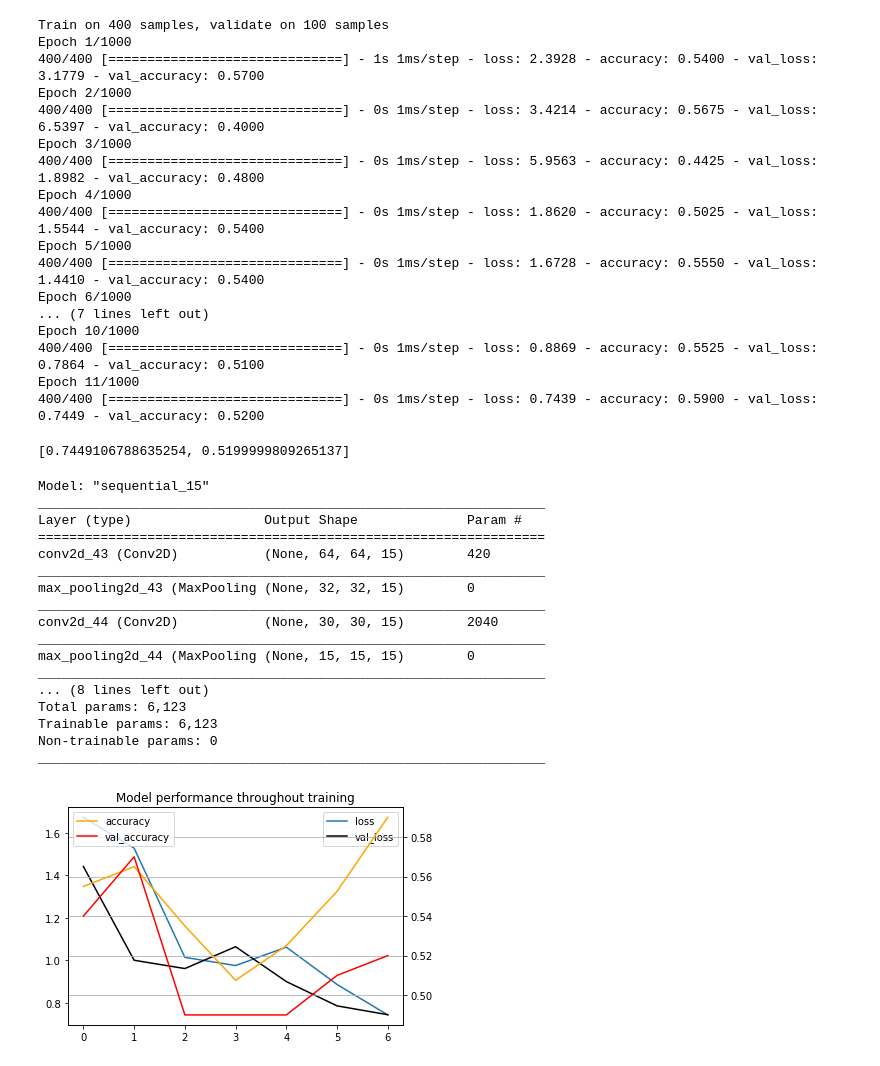
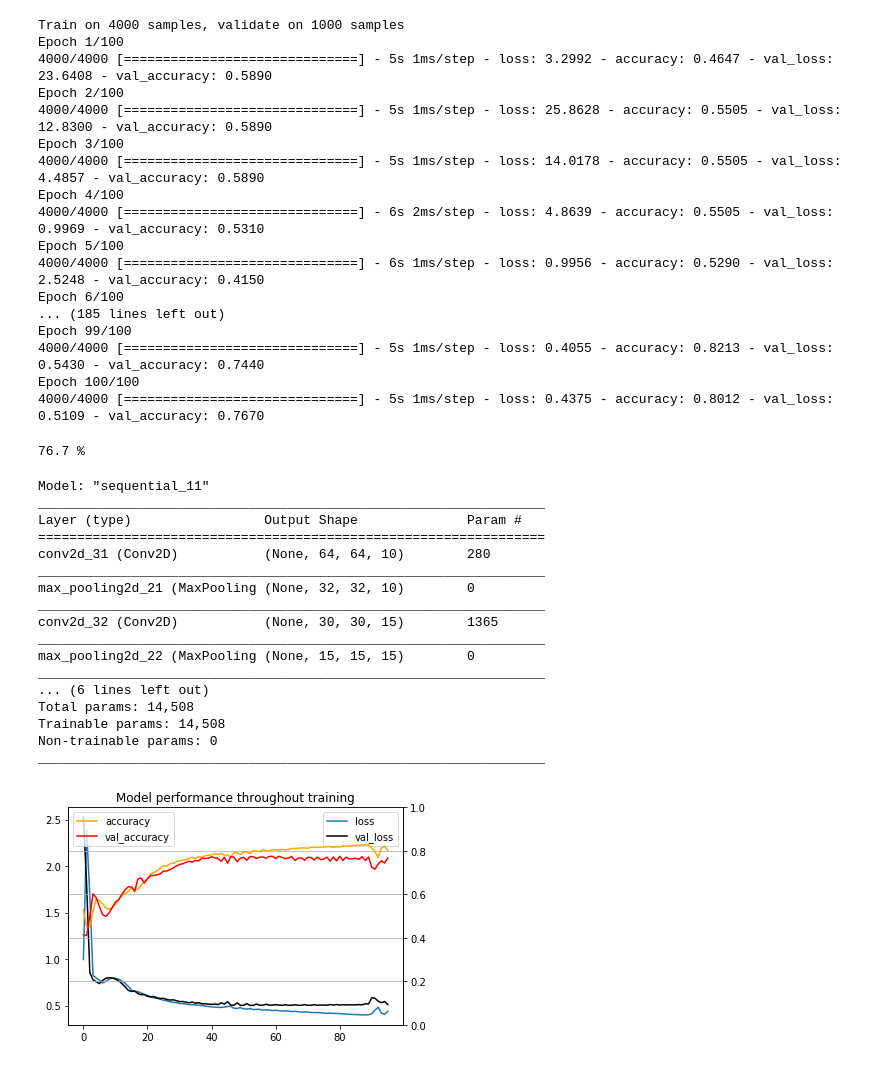
Before and after one commit to laurent-33/Vision-04-zoo, a Jupyter notebook: 05_galaxy_nn_model.ipynb, the cells around one changed output. Drawn from its saved outputs; the diff is of its cells as text; code cells hidden in the pictures.

```diff
--- a/05_galaxy_nn_model.ipynb
+++ b/05_galaxy_nn_model.ipynb
@@ -18,7 +24,7 @@ from tensorflow.keras.optimizers import SGD, Adam, Adamax
 # %%
 def scan_size(path_im):
     images = {}
-    for path in path_im[:500]:
+    for path in path_im[:5000]:
         # récupération nom de l'image
         im_name = os.path.basename(path)
 
@@ -96,92 +114,89 @@ output_number =  3
 # %%
 model2 = Sequential()
-model2.add(Conv2D(15, kernel_size=(3, 3), activation='relu', input_shape=(66,66,3)))
+model2.add(Conv2D(10, kernel_size=(3, 3), activation='relu', input_shape=(66,66,3)))
 model2.add(MaxPooling2D(2, 2))
-model2.add(Conv2D(15, kernel_size=(3, 3), activation='relu', input_shape=(66,66,3)))
+model2.add(Conv2D(15, kernel_size=(3, 3), activation='relu'))
 model2.add(MaxPooling2D(2, 2))
-model2.add(Conv2D(15, kernel_size=(3, 3), activation='relu', input_shape=(66,66,3)))
-model2.add(MaxPooling2D(2, 2))
+model2.add(Conv2D(20, kernel_size=(3, 3), activation='relu'))
 model2.add(Flatten())
 model2.add(Dense(3, activation='softmax'))
 
-callbacks = [EarlyStopping(monitor='val_accuracy', patience=10)]
-
 loss = 'categorical_crossentropy'
-LEARNING_RATE = 0.005
-EPOCHS = 1000
+LEARNING_RATE = 0.003
+EPOCHS = 100
 
 model2.compile(loss=loss,
-               optimizer=Adamax(lr=LEARNING_RATE), # SGD(lr=LEARNING_RATE)
+               optimizer=Adam(lr=LEARNING_RATE), # SGD(lr=LEARNING_RATE)
                metrics=['accuracy'])
 
 history = model2.fit(X_train,
                      Y_train,
                      epochs=EPOCHS,
                      validation_data=(x_val, y_val),
-                     batch_size=X_train.shape[0],
-                     callbacks=callbacks)
+                     batch_size=X_train.shape[0])
 # %% [output]
-Train on 400 samples, validate on 100 samples
-Epoch 1/1000
-400/400 [==============================] - 1s 1ms/step - loss: 2.3928 - accuracy: 0.5400 - val_loss: 3.1779 - val_accuracy: 0.5700
-Epoch 2/1000
-400/400 [==============================] - 0s 1ms/step - loss: 3.4214 - accuracy: 0.5675 - val_loss: 6.5397 - val_accuracy: 0.4000
-Epoch 3/1000
-400/400 [==============================] - 0s 1ms/step - loss: 5.9563 - accuracy: 0.4425 - val_loss: 1.8982 - val_accuracy: 0.4800
-Epoch 4/1000
-400/400 [==============================] - 0s 1ms/step - loss: 1.8620 - accuracy: 0.5025 - val_loss: 1.5544 - val_accuracy: 0.5400
-Epoch 5/1000
-400/400 [==============================] - 0s 1ms/step - loss: 1.6728 - accuracy: 0.5550 - val_loss: 1.4410 - val_accuracy: 0.5400
-Epoch 6/1000
-... (7 lines left out)
-Epoch 10/1000
-400/400 [==============================] - 0s 1ms/step - loss: 0.8869 - accuracy: 0.5525 - val_loss: 0.7864 - val_accuracy: 0.5100
-Epoch 11/1000
-400/400 [==============================] - 0s 1ms/step - loss: 0.7439 - accuracy: 0.5900 - val_loss: 0.7449 - val_accuracy: 0.5200
+Train on 4000 samples, validate on 1000 samples
+Epoch 1/100
+4000/4000 [==============================] - 5s 1ms/step - loss: 3.2992 - accuracy: 0.4647 - val_loss: 23.6408 - val_accuracy: 0.5890
+Epoch 2/100
+4000/4000 [==============================] - 5s 1ms/step - loss: 25.8628 - accuracy: 0.5505 - val_loss: 12.8300 - val_accuracy: 0.5890
+Epoch 3/100
+4000/4000 [==============================] - 5s 1ms/step - loss: 14.0178 - accuracy: 0.5505 - val_loss: 4.4857 - val_accuracy: 0.5890
+Epoch 4/100
+4000/4000 [==============================] - 6s 2ms/step - loss: 4.8639 - accuracy: 0.5505 - val_loss: 0.9969 - val_accuracy: 0.5310
+Epoch 5/100
+4000/4000 [==============================] - 6s 1ms/step - loss: 0.9956 - accuracy: 0.5290 - val_loss: 2.5248 - val_accuracy: 0.4150
+Epoch 6/100
+... (185 lines left out)
+Epoch 99/100
+4000/4000 [==============================] - 5s 1ms/step - loss: 0.4055 - accuracy: 0.8213 - val_loss: 0.5430 - val_accuracy: 0.7440
+Epoch 100/100
+4000/4000 [==============================] - 5s 1ms/step - loss: 0.4375 - accuracy: 0.8012 - val_loss: 0.5109 - val_accuracy: 0.7670
 # %%
-score = model2.evaluate(x_val, y_val, verbose=0)
-score
+score = round(model2.evaluate(x_val, y_val, verbose=0)[1]*100,1)
+print(score, "%")
 # %% [output]
-[0.7449106788635254, 0.5199999809265137]
+76.7 %
 # %%
 model2.summary()
 # %% [output]
-Model: "sequential_15"
+Model: "sequential_11"
 _________________________________________________________________
 Layer (type)                 Output Shape              Param #
 =================================================================
-conv2d_43 (Conv2D)           (None, 64, 64, 15)        420
+conv2d_31 (Conv2D)           (None, 64, 64, 10)        280
 _________________________________________________________________
-max_pooling2d_43 (MaxPooling (None, 32, 32, 15)        0
+max_pooling2d_21 (MaxPooling (None, 32, 32, 10)        0
 _________________________________________________________________
-conv2d_44 (Conv2D)           (None, 30, 30, 15)        2040
+conv2d_32 (Conv2D)           (None, 30, 30, 15)        1365
 _________________________________________________________________
-max_pooling2d_44 (MaxPooling (None, 15, 15, 15)        0
+max_pooling2d_22 (MaxPooling (None, 15, 15, 15)        0
 _________________________________________________________________
-... (8 lines left out)
-Total params: 6,123
-Trainable params: 6,123
+... (6 lines left out)
+Total params: 14,508
+Trainable params: 14,508
 Non-trainable params: 0
 _________________________________________________________________
 # %%
 import pandas as pd
 %matplotlib inline
 
 fig, ax1 = plt.subplots()
 
 plt.plot(history.history['loss'][4:], label='loss')
 plt.plot(history.history['val_loss'][4:], c = 'black', label='val_loss')
 plt.legend()
 
 ax2 = ax1.twinx()
 plt.plot(history.history['accuracy'][4:], c = 'orange', label='accuracy')
 plt.plot(history.history['val_accuracy'][4:], c = 'red', label='val_accuracy')
+plt.ylim(bottom=0, top=1)
 plt.legend()
 
 plt.grid(True)
 plt.title('Model performance throughout training')
 plt.xlabel('epoch');
 # %% [output]
-[figure, old version]
+[figure, new version]
 # %%
 y_predict = model2.predict(x_val)
```
Also changed, not shown: parts of 25 cells of this notebook, 3 other files.
